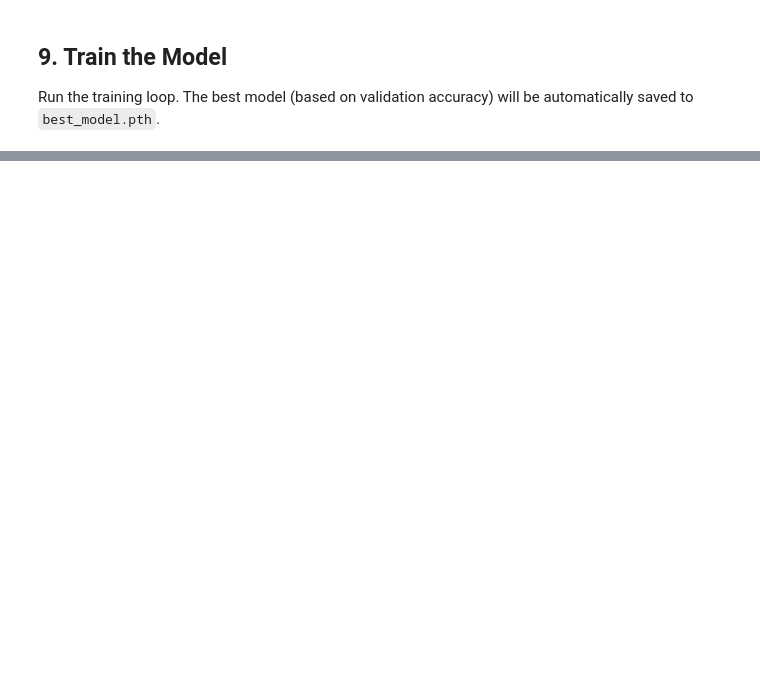
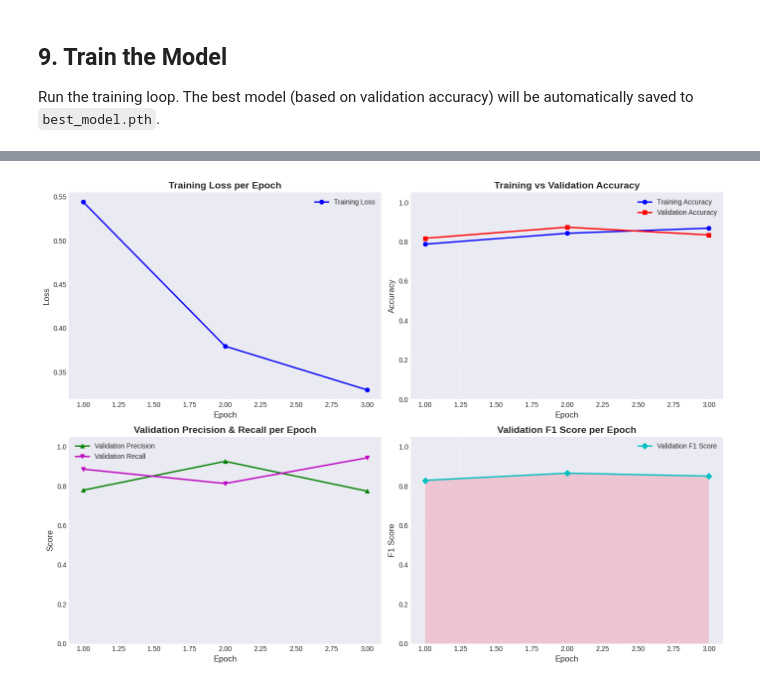
Before and after one commit to JakkoT/IDS-AI-Image-detection, a Jupyter notebook: model.ipynb, the cells around one changed output, grey strips where cells are left out. Saved outputs shown, nothing was run; the diff lists cells and outputs as text; code cells hidden in the pictures; blank space fills up the shorter version.

Commit message:
Added plots to notebook to calculate metrics and plot them

```diff
--- a/model.ipynb
+++ b/model.ipynb
@@ -29,8 +29,17 @@ import torch.nn.functional as F
 import torch.optim as optim
 from torchvision import datasets, transforms
 from torch.utils.data import DataLoader, random_split
-from sklearn.metrics import accuracy_score, precision_score, recall_score, f1_score
+from sklearn.metrics import (accuracy_score, precision_score, recall_score,
+                             f1_score, confusion_matrix, roc_curve, auc,
+                             classification_report)
 from tqdm import tqdm
+import matplotlib.pyplot as plt
+import seaborn as sns
+import numpy as np
+
+# Set plot style
+plt.style.use('seaborn-v0_8-darkgrid')
+sns.set_palette("husl")
 # %% [markdown]
 ## 2. Configuration
 
@@ -41,7 +50,7 @@ DATA_DIR = 'archive'
 BATCH_SIZE = 32
 IMG_SIZE = 128
 LEARNING_RATE = 0.001
-NUM_EPOCHS = 10
+NUM_EPOCHS = 3
 
 # Specific device selection: Use GPU (cuda) if available for faster training, otherwise fallback to CPU.
 DEVICE = torch.device('cuda' if torch.cuda.is_available() else 'cpu')
@@ -397,5 +452,5 @@ print(f"Total parameters: {sum(p.numel() for p in model.parameters()):,}")
 
 Run the training loop. The best model (based on validation accuracy) will be automatically saved to `best_model.pth`.
 # %%
-# Train the model
-train_model(model, train_loader, val_loader, criterion, optimizer, NUM_EPOCHS, DEVICE)
+# Train the model and capture training history
+history = train_model(model, train_loader, val_loader, criterion, optimizer, NUM_EPOCHS, DEVICE)
@@ -401,0 +469,63 @@ train_model(model, train_loader, val_loader, criterion, optimizer, NUM_EPOCHS, D
+# %%
+def plot_training_history(history):
+    """Plot training metrics over epochs."""
+    epochs = range(1, len(history['train_loss']) + 1)
+
+    fig, axes = plt.subplots(2, 2, figsize=(14, 10))
+
+    # Plot 1: Training Loss
+    ax1 = axes[0, 0]
+    ax1.plot(epochs, history['train_loss'], 'b-o', linewidth=2, markersize=6, label='Training Loss')
+    ax1.set_xlabel('Epoch', fontsize=12)
+    ax1.set_ylabel('Loss', fontsize=12)
+    ax1.set_title('Training Loss per Epoch', fontsize=14, fontweight='bold')
+    ax1.legend()
+    ax1.grid(True, alpha=0.3)
+
+    # Plot 2: Accuracy (Train vs Validation)
+    ax2 = axes[0, 1]
+    ax2.plot(epochs, history['train_acc'], 'b-o', linewidth=2, markersize=6, label='Training Accuracy')
+    ax2.plot(epochs, history['val_acc'], 'r-s', linewidth=2, markersize=6, label='Validation Accuracy')
+    ax2.set_xlabel('Epoch', fontsize=12)
+    ax2.set_ylabel('Accuracy', fontsize=12)
+    ax2.set_title('Training vs Validation Accuracy', fontsize=14, fontweight='bold')
+    ax2.legend()
+    ax2.grid(True, alpha=0.3)
+    ax2.set_ylim([0, 1.05])
+
+    # Plot 3: Precision and Recall
+    ax3 = axes[1, 0]
+    ax3.plot(epochs, history['val_precision'], 'g-^', linewidth=2, markersize=6, label='Validation Precision')
+    ax3.plot(epochs, history['val_recall'], 'm-v', linewidth=2, markersize=6, label='Validation Recall')
+    ax3.set_xlabel('Epoch', fontsize=12)
+    ax3.set_ylabel('Score', fontsize=12)
+    ax3.set_title('Validation Precision & Recall per Epoch', fontsize=14, fontweight='bold')
+    ax3.legend()
+    ax3.grid(True, alpha=0.3)
+    ax3.set_ylim([0, 1.05])
+
+    # Plot 4: F1 Score
+    ax4 = axes[1, 1]
+    ax4.plot(epochs, history['val_f1'], 'c-D', linewidth=2, markersize=6, label='Validation F1 Score')
+    ax4.fill_between(epochs, history['val_f1'], alpha=0.3)
+    ax4.set_xlabel('Epoch', fontsize=12)
+    ax4.set_ylabel('F1 Score', fontsize=12)
+    ax4.set_title('Validation F1 Score per Epoch', fontsize=14, fontweight='bold')
+    ax4.legend()
+    ax4.grid(True, alpha=0.3)
+    ax4.set_ylim([0, 1.05])
+
+    plt.tight_layout()
+    plt.savefig('training_history.png', dpi=150, bbox_inches='tight')
+    plt.show()
+
+    # Print summary statistics
+    print("TRAINING SUMMARY")
+    print(f"Best Validation Accuracy: {max(history['val_acc']):.4f} (Epoch {np.argmax(history['val_acc'])+1})")
+    print(f"Best Validation F1 Score: {max(history['val_f1']):.4f} (Epoch {np.argmax(history['val_f1'])+1})")
+    print(f"Final Training Loss: {history['train_loss'][-1]:.4f}")
+
+# Plot the training history
+plot_training_history(history)
+# %% [output]
+[figure, added]
```
Also changed, not shown: parts of 19 cells of this notebook, 6 other files.
